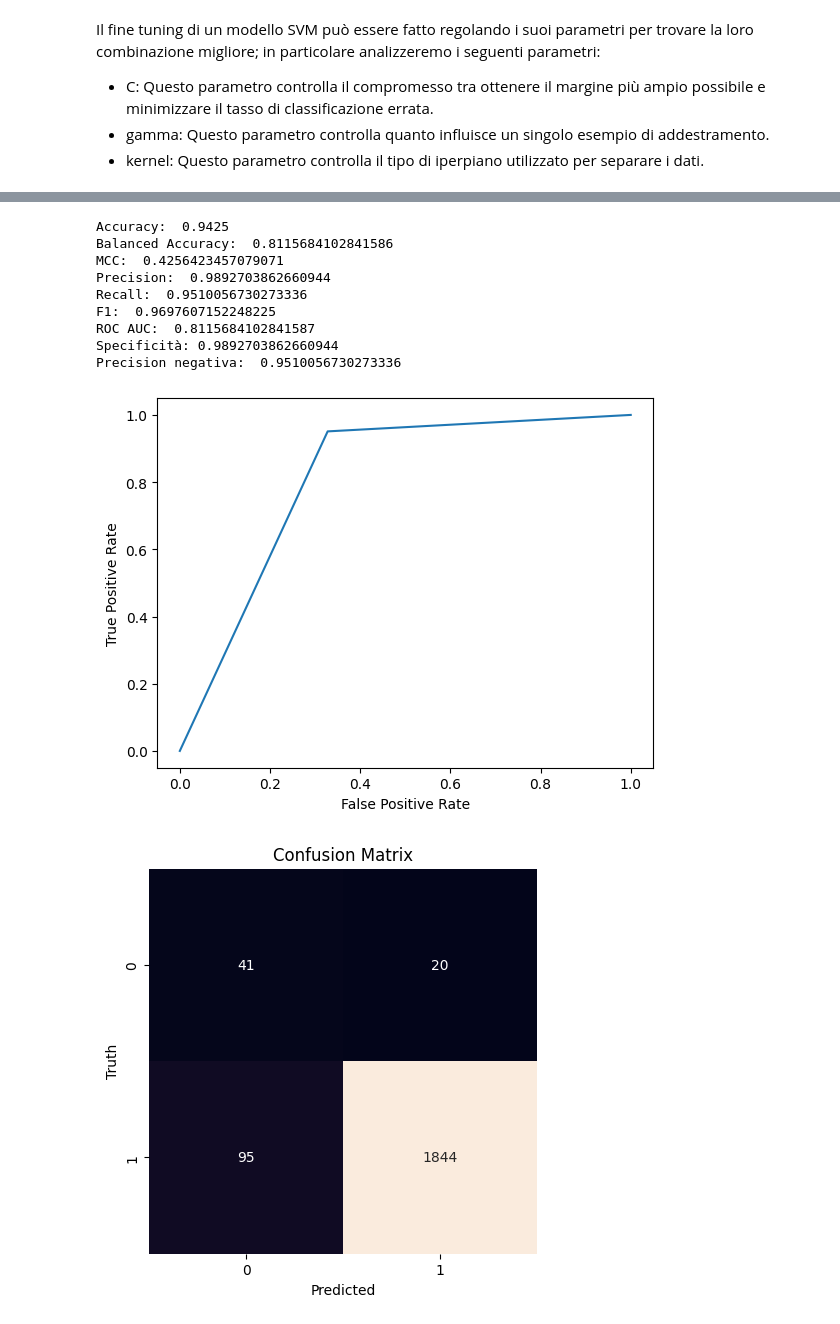
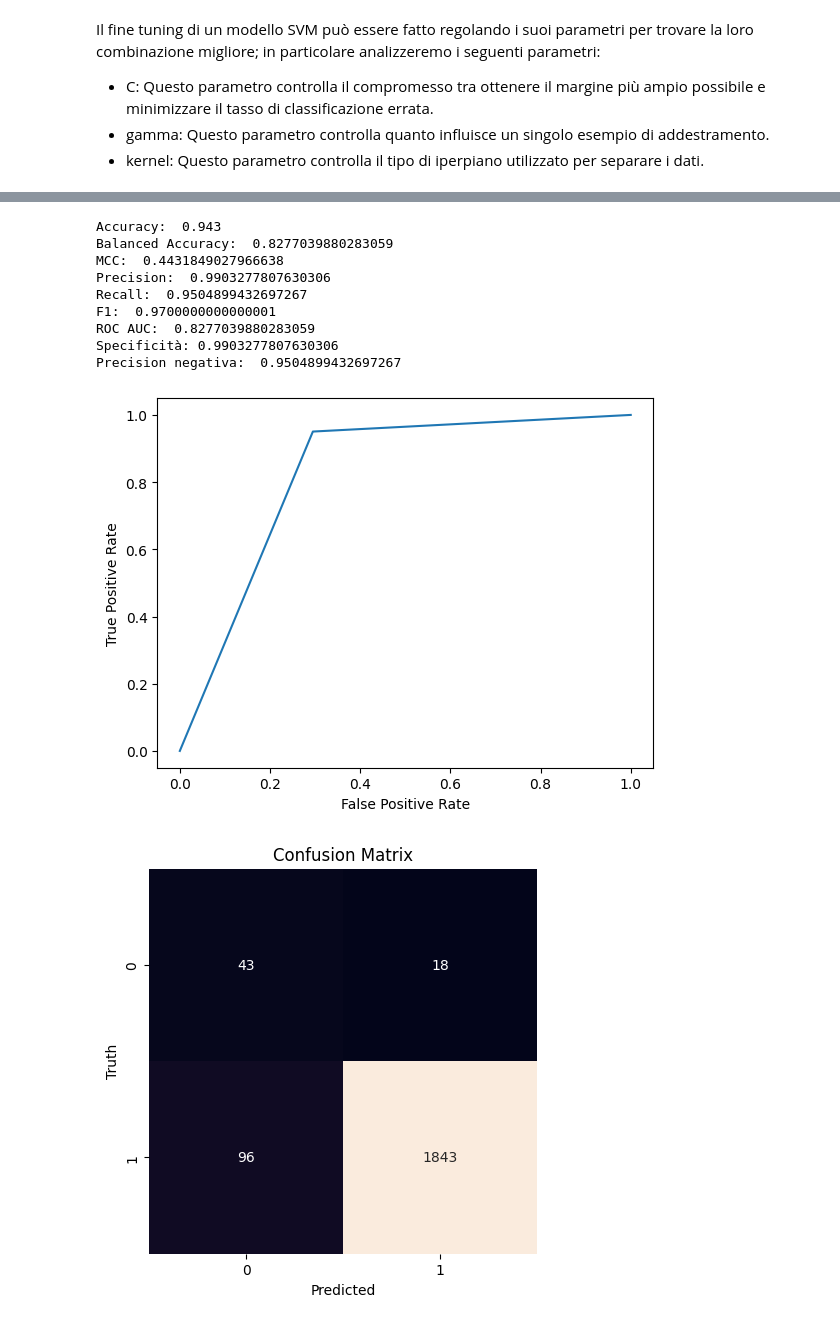
Before and after one commit to Riuzzo/Progetto_ML, a Jupyter notebook: MachineFailurePrediction.ipynb, the cells around one changed output, grey strips where cells are left out. Cells and saved outputs as stored; diff of their text form; code cells hidden in the pictures.

```diff
--- a/MachineFailurePrediction.ipynb
+++ b/MachineFailurePrediction.ipynb
@@ -509,0 +700,7 @@ Le SVM (Support Vector Machines) sono un algoritmo di apprendimento supervisiona
+# %%
+param_grid = {'C': [0.1, 1, 10, 100], 'gamma': [1, 0.1, 0.01, 0.001], 'kernel': ['linear', 'rbf']}
+
+grid = GridSearchCV(SVC(), param_grid, refit=True, verbose=2)
+grid.fit(X_train, y_train)
+
+print(grid.best_params_)
@@ -509,0 +726,12 @@ Le SVM (Support Vector Machines) sono un algoritmo di apprendimento supervisiona
+# %%
+# Crea un'istanza del classificatore
+svm = SVC(**grid.best_params_)
+
+# Addestra il modello
+svm.fit(X_train, y_train)
+
+# Fai delle previsioni sul set di test
+y_pred = svm.predict(X_test)
+
+# Valuta le previsioni
+prediction_evaluation(y_test, y_pred)
@@ -514,11 +754,11 @@ Alleniamo ora il modello:
 svm = SVC()
 
 # Addestra il modello
-svm.fit(X_train, y_train)
+svm.fit(X_train_original, y_train)
 
 # Fai delle previsioni sul set di test
-y_pred_svm = svm.predict(X_test)
+y_pred = svm.predict(X_test_original)
 
 # Valuta le previsioni
-prediction_evaluation(y_test, y_pred_svm)
+prediction_evaluation(y_test, y_pred)
 # %% [output]
@@ -544,7 +784,7 @@ Il fine tuning di un modello SVM può essere fatto regolando i suoi parametri pe
 param_grid = {'C': [0.1, 1, 10, 100], 'gamma': [1, 0.1, 0.01, 0.001], 'kernel': ['linear', 'rbf']}
 
 grid = GridSearchCV(SVC(), param_grid, refit=True, verbose=2)
-grid.fit(X_train, y_train)
+grid.fit(X_train_original, y_train)
 
 print(grid.best_params_)
 # %% [output]
@@ -568,24 +808,24 @@ Fitting 5 folds for each of 32 candidates, totalling 160 fits
 # %%
 # Crea un'istanza del classificatore
 svm = SVC(**grid.best_params_)
 
 # Addestra il modello
-svm.fit(X_train, y_train)
+svm.fit(X_train_original, y_train)
 
 # Fai delle previsioni sul set di test
-y_pred_svm = svm.predict(X_test)
+y_pred = svm.predict(X_test_original)
 
 # Valuta le previsioni
-prediction_evaluation(y_test, y_pred_svm)
+prediction_evaluation(y_test, y_pred)
 # %% [output]
-Accuracy:  0.9425
-Balanced Accuracy:  0.8115684102841586
-MCC:  0.4256423457079071
-Precision:  0.9892703862660944
-Recall:  0.9510056730273336
-F1:  0.9697607152248225
-ROC AUC:  0.8115684102841587
-Specificità: 0.9892703862660944
-Precision negativa:  0.9510056730273336
+Accuracy:  0.943
+Balanced Accuracy:  0.8277039880283059
+MCC:  0.4431849027966638
+Precision:  0.9903277807630306
+Recall:  0.9504899432697267
+F1:  0.9700000000000001
+ROC AUC:  0.8277039880283059
+Specificità: 0.9903277807630306
+Precision negativa:  0.9504899432697267
-[figure, old version]
+[figure, new version]
 [figure]
```
Also changed, not shown: parts of 80 cells of this notebook, 1 other file.
